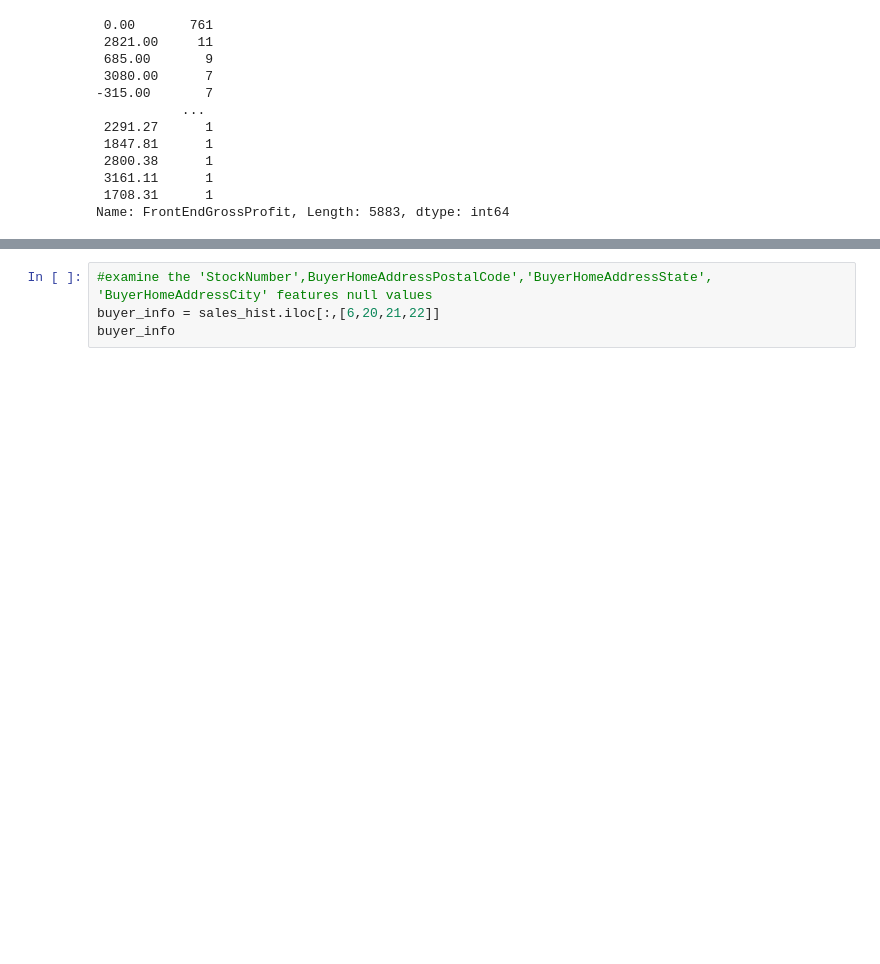
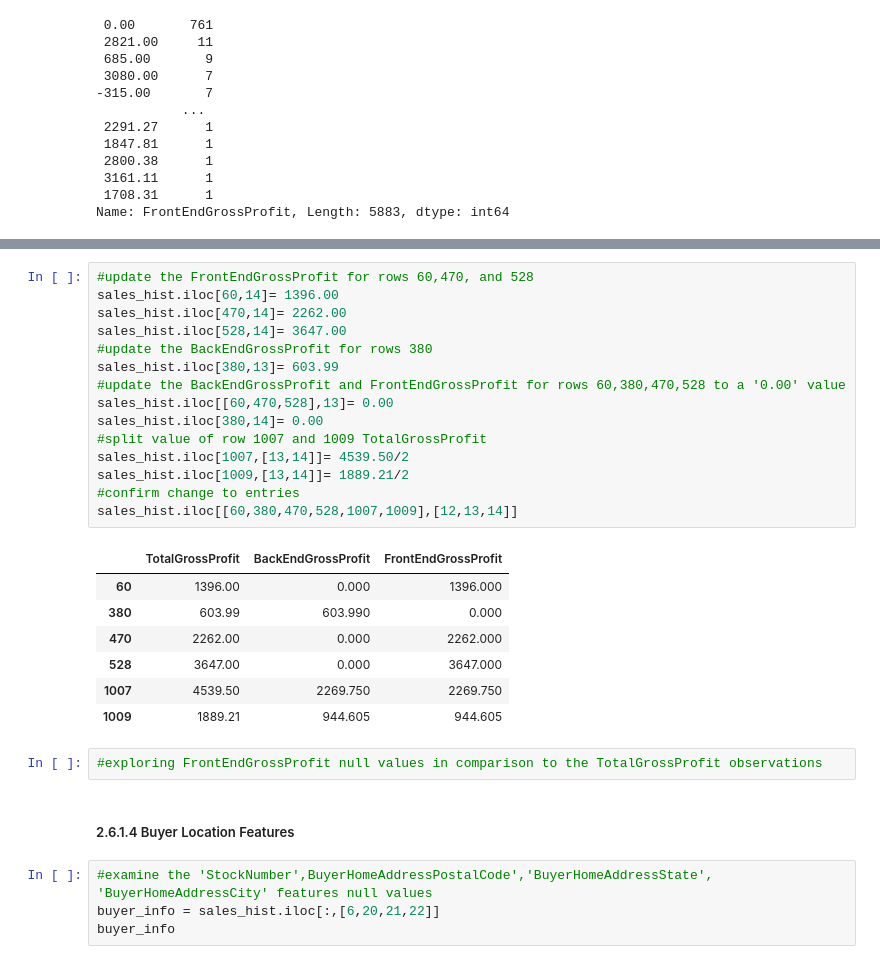
Before and after one commit to martell-n-tardy/Forecasting-with-a-Time-Series-Model-using-Python, a Jupyter notebook: notebooks/data wrangling.ipynb, the cells around one changed output, grey strips where cells are left out. Saved outputs shown, nothing was run; the diff lists cells and outputs as text; blank space fills up the shorter version.

```diff
--- a/notebooks/data wrangling.ipynb
+++ b/notebooks/data wrangling.ipynb
@@ -339,3 +295,30 @@ Name: FrontEndGrossProfit, Length: 5883, dtype: int64
+# %%
+#update the FrontEndGrossProfit for rows 60,470, and 528
+sales_hist.iloc[60,14]= 1396.00
+sales_hist.iloc[470,14]= 2262.00
+sales_hist.iloc[528,14]= 3647.00
+#update the BackEndGrossProfit for rows 380
+sales_hist.iloc[380,13]= 603.99
+#update the BackEndGrossProfit and FrontEndGrossProfit for rows 60,380,470,528 to a '0.00' value
+sales_hist.iloc[[60,470,528],13]= 0.00
+sales_hist.iloc[380,14]= 0.00
+#split value of row 1007 and 1009 TotalGrossProfit
+sales_hist.iloc[1007,[13,14]]= 4539.50/2
+sales_hist.iloc[1009,[13,14]]= 1889.21/2
+#confirm change to entries
+sales_hist.iloc[[60,380,470,528,1007,1009],[12,13,14]]
+# %% [output]
+|  | TotalGrossProfit | BackEndGrossProfit | FrontEndGrossProfit |
+| 60 | 1396.00 | 0.000 | 1396.000 |
+| 380 | 603.99 | 603.990 | 0.000 |
+| 470 | 2262.00 | 0.000 | 2262.000 |
+| 528 | 3647.00 | 0.000 | 3647.000 |
+| 1007 | 4539.50 | 2269.750 | 2269.750 |
+| 1009 | 1889.21 | 944.605 | 944.605 |
+# %%
+#exploring FrontEndGrossProfit null values in comparison to the TotalGrossProfit observations
+# %% [markdown]
+##### 2.6.1.4 Buyer Location Features
 # %%
 #examine the 'StockNumber',BuyerHomeAddressPostalCode','BuyerHomeAddressState', 'BuyerHomeAddressCity' features null values
 buyer_info = sales_hist.iloc[:,[6,20,21,22]]
```
Also changed, not shown: parts of 45 cells of this notebook.
